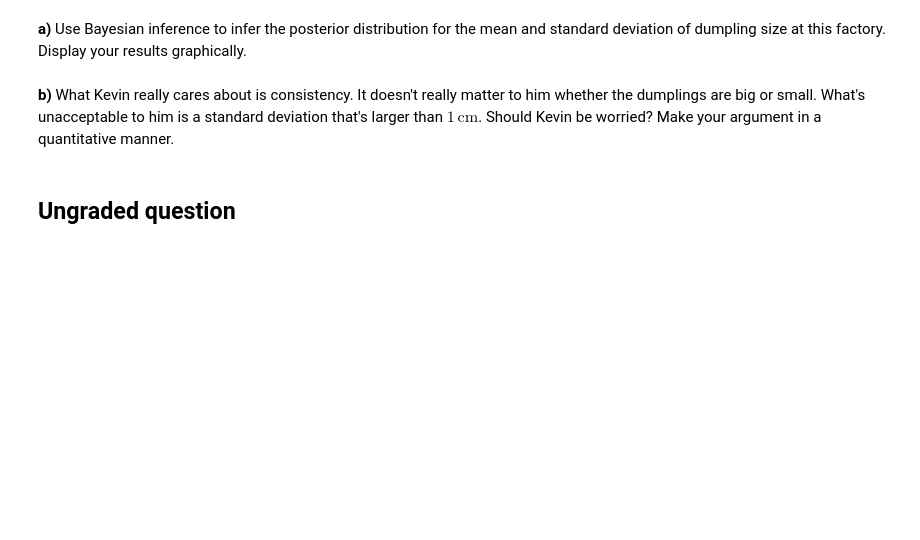
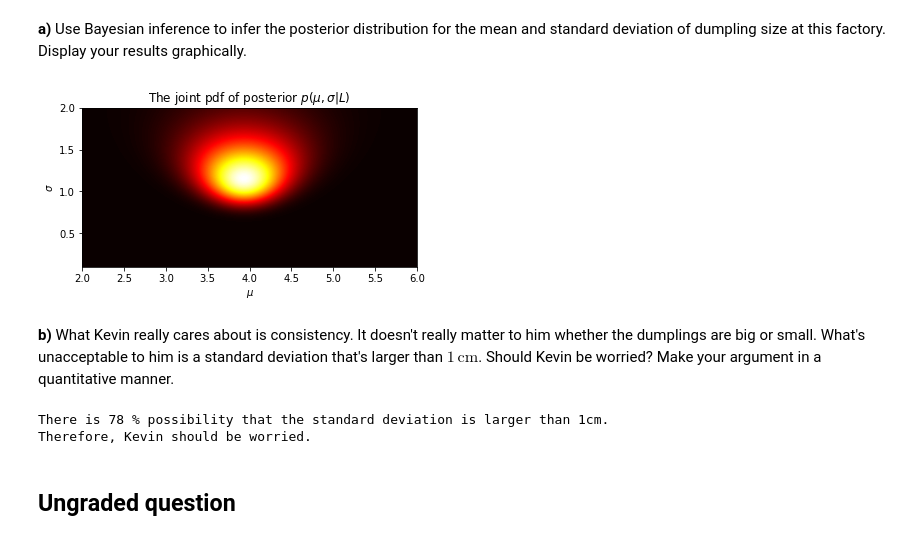
Before and after one commit to Foo2000/PHYS321_CodingLabs, a Jupyter notebook: Midterm2021/Midterm2021.ipynb, the cells around one changed output. Drawn from its saved outputs; the diff is of its cells as text; code cells hidden in the pictures; blank space fills up the shorter version.

```diff
--- a/Midterm2021/Midterm2021.ipynb
+++ b/Midterm2021/Midterm2021.ipynb
@@ -144,2 +263,41 @@ __a)__ Use Bayesian inference to infer the posterior distribution for the mean a
+# %%
+## Your answer here
+
+# the code was copied and modified from Coding Lab 05
+from scipy.stats import norm
+
+# defined the likelihood for Maxwell-Boltzmann distribution
+def likelihood_normal(x, mean, std):
+    return norm.pdf(x, mean, std)
+
+data = np.array([5.61,2.22,3.11,6.01,4.79,3.70,2.67,3.90,3.86,3.48])
+N = len(data)
+
+mean_range = np.linspace(2,6,400)
+std_range = np.linspace(0.1,2,190)
+mean = np.array([mean_range,]*len(std_range))
+std = np.array([std_range,]*len(mean_range)).transpose()
+# inverse the array for better visualization
+std = np.flip(std, 0)
+# define the L_normal as an matrix of likelihood values, all equal to one initially
+L_normal = np.full(shape=(len(std_range), len(mean_range)), fill_value=1.)
+
+for i in range(N):
+    # multiply L by the likelihood at the i_th data point
+    L_normal = L_normal * likelihood_normal(data[i], mean, std)
+    # assuming a multivariate uniform prior distribution for mean and variance
+    prior_pdf = 1 / (max(mean_range)-min(mean_range)) / (max(std_range)-min(std_range))
+    # normalize and calculate the current posterior
+    normalization_factor_posterior = np.sum((L_normal * prior_pdf) * 0.1 * 0.1)
+    y = L_normal * prior_pdf / normalization_factor_posterior
+
+plt.imshow(y, cmap='hot',extent=[2,6,0.1,2])
+plt.xlabel(r"$\mu$")
+plt.ylabel(r"$\sigma$")
+plt.title(r"The joint pdf of posterior $p(\mu, \sigma|L)$")
+
+plt.show()
+# %% [output]
+[figure, added]
 # %% [markdown]
 __b)__ What Kevin really cares about is consistency. It doesn't really matter to him whether the dumplings are big or small. What's unacceptable to him is a standard deviation that's larger than $1\,\textrm{cm}$. Should Kevin be worried? Make your argument in a quantitative manner.
@@ -148,3 +304,41 @@ __b)__ What Kevin really cares about is consistency. It doesn't really matter to
+# %%
+## Your answer here
+
+# the code was copied and modified from Coding Lab 05
+# calculate the marginal distribution of the standard deviation from the joint distribution
+marginal_std = y.sum(axis=1)
+marginal_std = np.flip(marginal_std, 0)
+
+# calculate the cdf of the maginal distribution of the standard deviation
+i=1
+cdf_std = np.copy(marginal_std)
+for e in range(len(cdf_std)-1):
+    cdf_std[i]=cdf_std[i]+cdf_std[i-1]
+    i+=1
+cdf_std = cdf_std / max(cdf_std)
+
+# calculate the credibility region at given level
+def what_is_x_when_y_is(input, x, y):
+    return x[y.searchsorted(input, 'left')]
+def credible_region_lower_bound(input,x,y):
+    n=input/100
+    n1=0.5-n/2
+    n2=0.5+n/2
+    x1= what_is_x_when_y_is(n1, x, y)
+    x2= what_is_x_when_y_is(n2, x, y)
+    return x1
+
+# search the largest credibility region to exclude x = 1
+for i in range(1, 101):
+    p = credible_region_lower_bound(i,std_range,cdf_std)
+    if (p<1):
+        print("There is",i,"% possibility that the standard deviation is larger than 1cm.")
+        break
+
+print("Therefore, Kevin should be worried.")
+# %% [output]
+There is 78 % possibility that the standard deviation is larger than 1cm.
+Therefore, Kevin should be worried.
 # %% [markdown]
 ## Ungraded question
 # %% [markdown]
```
Also changed, not shown: parts of 14 cells of this notebook.
